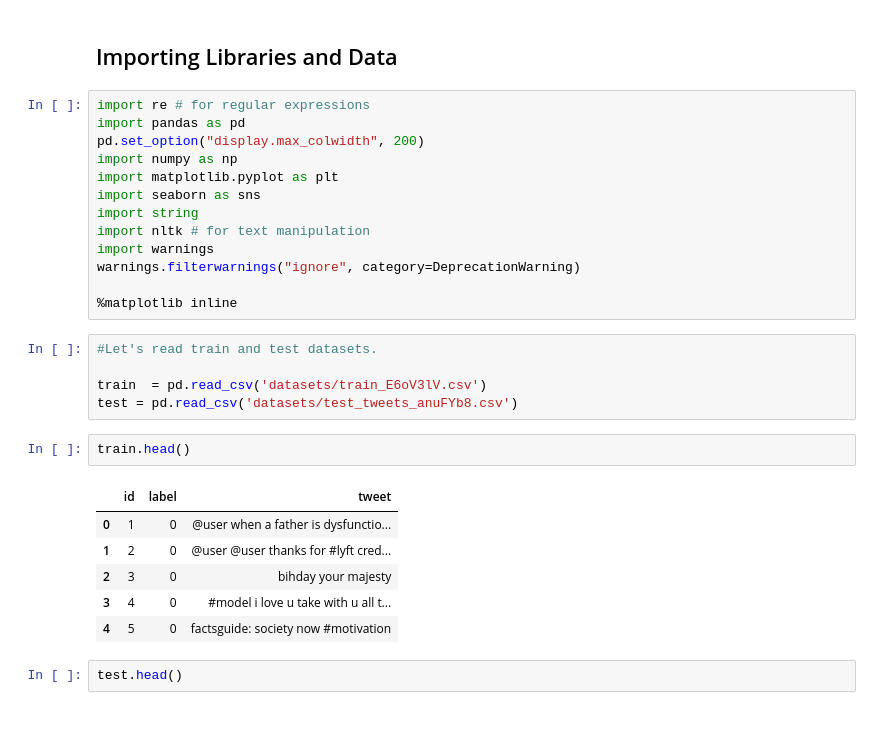
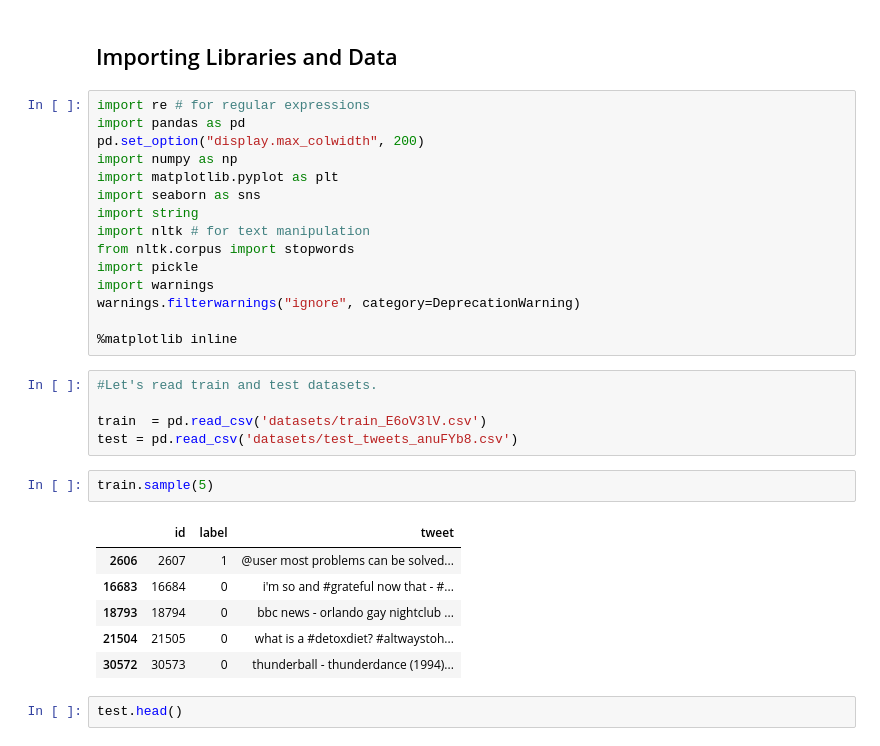
Before and after one commit to anshulpatre/Sentiment-Analysis-AI-AWS-project, a Jupyter notebook: Sentiment Analysis (Twitter Dataset).ipynb, the cells around one changed output. Cells and saved outputs as stored; diff of their text form.

```diff
--- a/Sentiment Analysis (Twitter Dataset).ipynb
+++ b/Sentiment Analysis (Twitter Dataset).ipynb
@@ -15,6 +15,8 @@ import matplotlib.pyplot as plt
 import seaborn as sns
 import string
 import nltk # for text manipulation
+from nltk.corpus import stopwords
+import pickle
 import warnings
 warnings.filterwarnings("ignore", category=DeprecationWarning)
 
@@ -25,14 +27,14 @@ warnings.filterwarnings("ignore", category=DeprecationWarning)
 train  = pd.read_csv('datasets/train_E6oV3lV.csv')
 test = pd.read_csv('datasets/test_tweets_anuFYb8.csv')
 # %%
-train.head()
+train.sample(5)
 # %% [output]
 |  | id | label | tweet |
-| 0 | 1 | 0 | @user when a father is dysfunctio... |
-| 1 | 2 | 0 | @user @user thanks for #lyft cred... |
-| 2 | 3 | 0 | bihday your majesty |
-| 3 | 4 | 0 | #model i love u take with u all t... |
-| 4 | 5 | 0 | factsguide: society now #motivation |
+| 2606 | 2607 | 1 | @user most problems can be solved... |
+| 16683 | 16684 | 0 | i'm so and #grateful now that - #... |
+| 18793 | 18794 | 0 | bbc news - orlando gay nightclub ... |
+| 21504 | 21505 | 0 | what is a #detoxdiet? #altwaystoh... |
+| 30572 | 30573 | 0 | thunderball - thunderdance (1994)... |
 # %%
 test.head()
 # %% [output]
```
Also changed, not shown: parts of 28 cells of this notebook, 15 other files.
